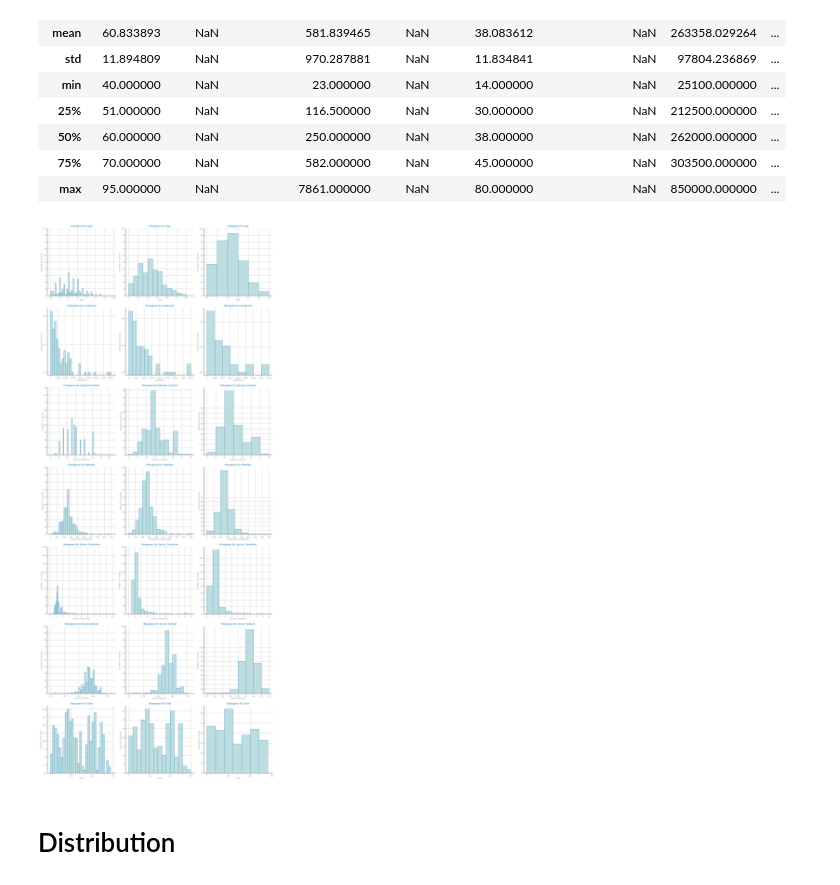
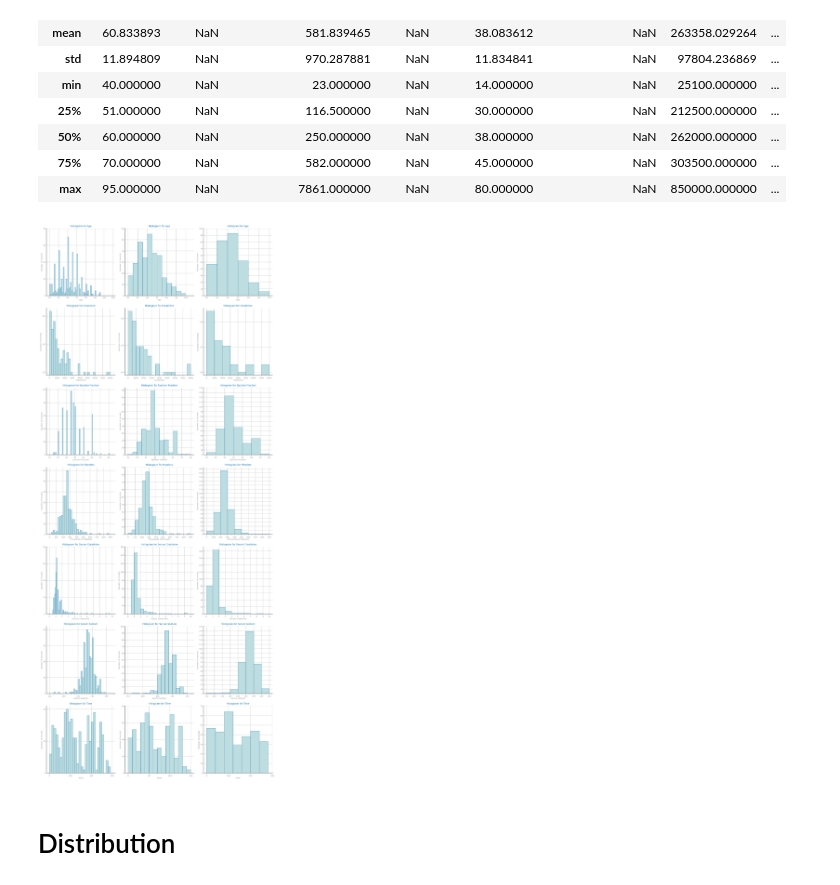
Before and after one commit to joaocmd/CD-Project, a Jupyter notebook: proj-1.ipynb, the cells around one changed output. Saved outputs shown, nothing was run; the diff lists cells and outputs as text; code cells hidden in the pictures.

Commit message:
Fix multiple bins graphs

```diff
--- a/proj-1.ipynb
+++ b/proj-1.ipynb
@@ -116,10 +116,11 @@ fig, axs = plt.subplots(rows, cols, figsize=(cols*ds.HEIGHT, rows*ds.HEIGHT))
 ### Age
 i = 0
 bins_step = (1, 5, 10)
+max_y = (50, 65, 105)
 for j in range(3):
     axs[i,j].hist(data['age'].values, range=[40, 100], bins=np.arange(40, 110, bins_step[j]), edgecolor=cfg.LINE_COLOR, linewidth=0.6)
-    axs[i,j].set_ylim(0, 100)
-    axs[i,j].set_yticks(np.arange(0, 105, 10))
+    # axs[i,j].set_ylim(0, 100)
+    axs[i,j].set_yticks(np.arange(0, max_y[j], 10))
     axs[i,j].set_title('Histogram for Age')
     axs[i,j].set_xlabel('Age')
     axs[i,j].set_ylabel('Number of records')
@@ -143,10 +144,11 @@ for j in range(3):
 ### Ejection Fraction
 i = i + 1
 bins_step = (1, 5, 10)
+max_y = (55, 95, 145)
 for j in range(3):
     axs[i,j].hist(data['ejection_fraction'].values, bins=np.arange(10, 85, bins_step[j]), edgecolor=cfg.LINE_COLOR, linewidth=0.6)
     axs[i,j].xaxis.set_minor_locator(MultipleLocator(5))
-    axs[i,j].set_yticks(np.arange(0, 95, 10))
+    axs[i,j].set_yticks(np.arange(0, max_y[j], 10))
     axs[i,j].tick_params(which='minor', length=5, axis='x')
     axs[i,j].tick_params(which='major', length=8, axis='x')
     axs[i,j].set_title('Histogram for Ejection Fraction')
@@ -156,9 +158,10 @@ for j in range(3):
 ### Platelets
 i = i + 1
 bins_step =  (25000, 50000, 100000)
+max_y = (65, 95, 165)
 for j in range(3):
     axs[i,j].hist(data['platelets'].values, bins=np.arange(0, 950000, bins_step[j]), edgecolor=cfg.LINE_COLOR, linewidth=0.6)
-    axs[i,j].set_yticks(np.arange(0, 95, 10))
+    axs[i,j].set_yticks(np.arange(0, max_y[j], 10))
     axs[i,j].get_xaxis().set_major_formatter(FuncFormatter(lambda x, p: format(int(x/1000), ',')))
     axs[i,j].xaxis.set_minor_locator(MultipleLocator(50000))
     axs[i,j].xaxis.set_major_locator(MultipleLocator(100000))
@@ -171,9 +174,10 @@ for j in range(3):
 ### serum_creatinine
 i = i + 1
 bins_step = (0.1, 0.5, 1)
+max_y = (85, 165, 195)
 for j in range(3):
     axs[i,j].hist(data['serum_creatinine'].values, bins=np.arange(0, 10, bins_step[j]), edgecolor=cfg.LINE_COLOR, linewidth=0.6)
-    axs[i,j].set_yticks(np.arange(0, 165, 20))
+    axs[i,j].set_yticks(np.arange(0, max_y[j], 20))
     axs[i,j].set_xticks(np.arange(0, 11, 0.5))
     # axs[i,j].set_xticks(np.arange(0, 305, 100))
     # axs[i,j].get_xaxis().set_major_formatter(FuncFormatter(lambda x, p: format(int(x/1000), ',')))
@@ -187,35 +191,39 @@ for j in range(3):
 
 ### serum_sodium
 i = i + 1
 bins_step = (1, 2.5, 5)
+max_y = (45, 105, 155)
 for j in range(3):
     axs[i,j].hist(data['serum_sodium'].values, bins=np.arange(110, 155, bins_step[j]), edgecolor=cfg.LINE_COLOR, linewidth=0.6)
-    axs[i,j].set_yticks(np.arange(0, 105, 10))
+    axs[i,j].set_yticks(np.arange(0, max_y[j], 10))
     # axs[i,j].get_xaxis().set_major_formatter(FuncFormatter(lambda x, p: format(int(x/1000), ',')))
     axs[i,j].xaxis.set_minor_locator(MultipleLocator(2.5))
     axs[i,j].tick_params(which='minor', length=5, axis='x')
     axs[i,j].tick_params(which='major', length=8, axis='x')
     axs[i,j].set_title('Histogram for Serum Sodium')
     axs[i,j].set_xlabel('Serum Sodium')
     axs[i,j].set_ylabel('Number of records')
 
 ### time
 i = i + 1
 bins_step = (10, 20, 40)
+max_y = (25, 45, 75)
 for j in range(3):
     axs[i,j].hist(data['time'].values, bins=np.arange(0, 305, bins_step[j]), edgecolor=cfg.LINE_COLOR, linewidth=0.6)
     axs[i,j].set_xticks(np.arange(0, 305, 100))
+    axs[i,j].set_yticks(np.arange(0, max_y[j], 10))
     # axs[i,j].get_xaxis().set_major_formatter(FuncFormatter(lambda x, p: format(int(x/1000), ',')))
     axs[i,j].xaxis.set_minor_locator(MultipleLocator(20))
+    axs[i,j].yaxis.set_minor_locator(MultipleLocator(5))
     axs[i,j].tick_params(which='minor', length=5, axis='x')
     axs[i,j].tick_params(which='major', length=8, axis='x')
     axs[i,j].set_title('Histogram for Time')
     axs[i,j].set_xlabel('Time')
     axs[i,j].set_ylabel('Number of records')
 
 plt.tight_layout()
 # %% [output]
-[figure, old version]
+[figure, new version]
 # %% [markdown]
 # Distribution
 # %% [markdown]
```
Also changed, not shown: parts of 5 cells of this notebook.
